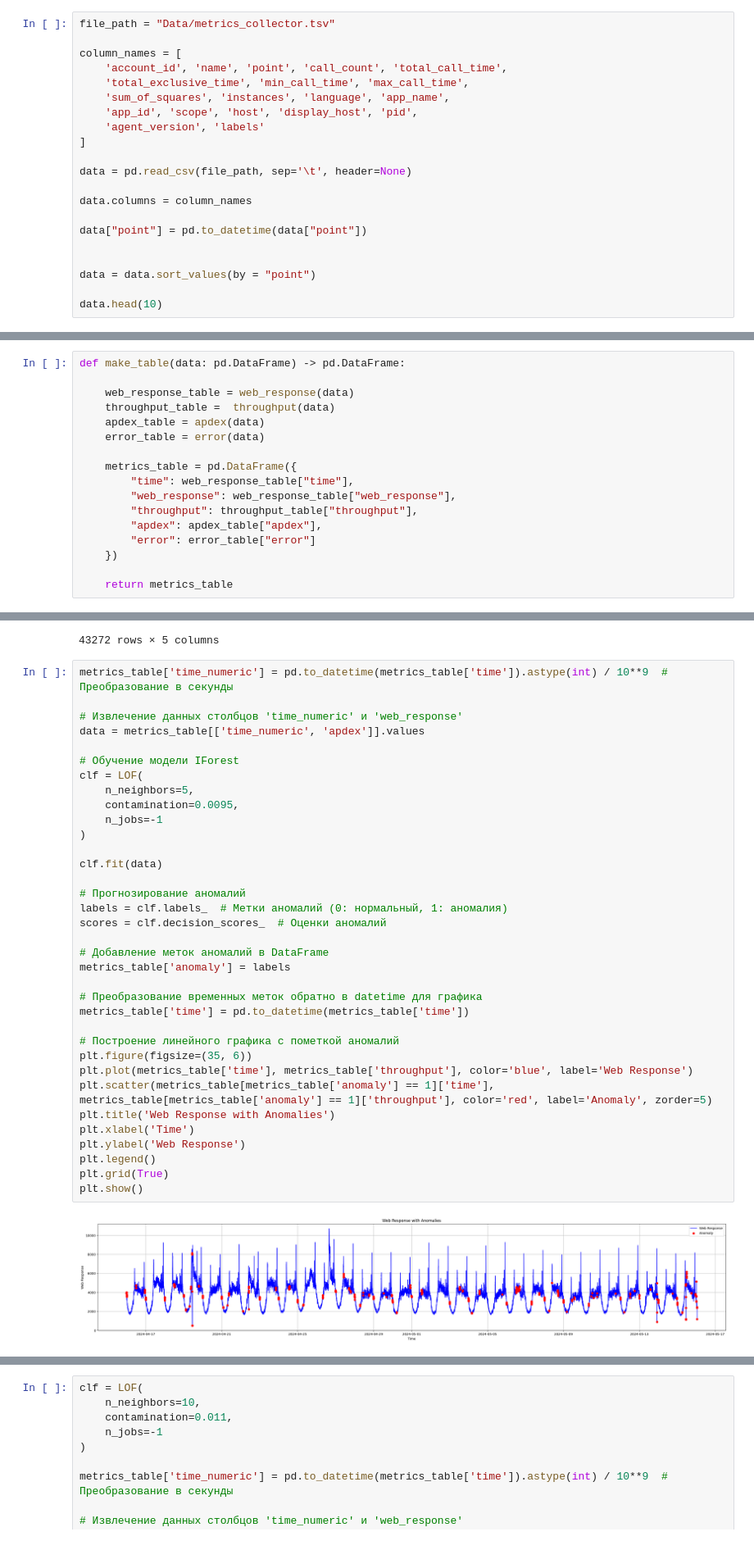
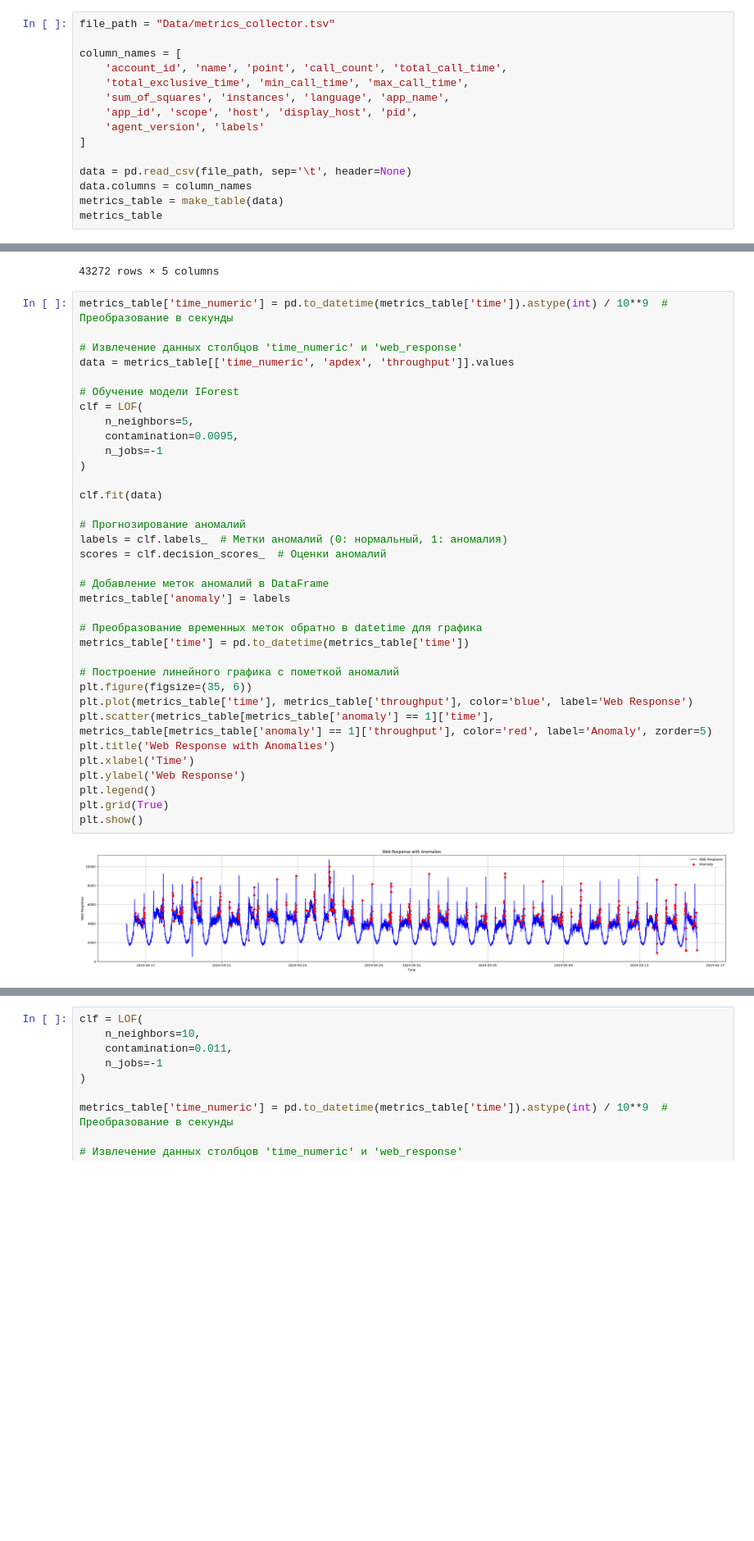
Before and after one commit to REU-DS-CLUB/redlab_hack, a Jupyter notebook: Analyst.ipynb, the cells around one changed output, grey strips where cells are left out. Shown at 82% size. Drawn from its saved outputs; the diff is of its cells as text; blank space fills up the shorter version.

Commit message:
date to numeric

```diff
--- a/Analyst.ipynb
+++ b/Analyst.ipynb
@@ -17,13 +17,7 @@ column_names = [
 ]
 
 data = pd.read_csv(file_path, sep='\t', header=None)
-
 data.columns = column_names
-
-data["point"] = pd.to_datetime(data["point"])
-
-
-data = data.sort_values(by = "point")
-
-data.head(10)
+metrics_table = make_table(data)
+metrics_table
 # %% [output]
@@ -41,17 +53,0 @@ data.head(10)
-# %%
-def make_table(data: pd.DataFrame) -> pd.DataFrame:
-
-    web_response_table = web_response(data)
-    throughput_table =  throughput(data)
-    apdex_table = apdex(data)
-    error_table = error(data)
-
-    metrics_table = pd.DataFrame({
-        "time": web_response_table["time"],
-        "web_response": web_response_table["web_response"],
-        "throughput": throughput_table["throughput"],
-        "apdex": apdex_table["apdex"],
-        "error": error_table["error"]
-    })
-
-    return metrics_table
@@ -88,36 +95,36 @@ metrics_table
 metrics_table['time_numeric'] = pd.to_datetime(metrics_table['time']).astype(int) / 10**9  # Преобразование в секунды
 
 # Извлечение данных столбцов 'time_numeric' и 'web_response'
-data = metrics_table[['time_numeric', 'apdex']].values
+data = metrics_table[['time_numeric', 'apdex', 'throughput']].values
 
 # Обучение модели IForest
 clf = LOF(
     n_neighbors=5,
     contamination=0.0095,
     n_jobs=-1
 )
 
 clf.fit(data)
 
 # Прогнозирование аномалий
 labels = clf.labels_  # Метки аномалий (0: нормальный, 1: аномалия)
 scores = clf.decision_scores_  # Оценки аномалий
 
 # Добавление меток аномалий в DataFrame
 metrics_table['anomaly'] = labels
 
 # Преобразование временных меток обратно в datetime для графика
 metrics_table['time'] = pd.to_datetime(metrics_table['time'])
 
 # Построение линейного графика с пометкой аномалий
 plt.figure(figsize=(35, 6))
 plt.plot(metrics_table['time'], metrics_table['throughput'], color='blue', label='Web Response')
 plt.scatter(metrics_table[metrics_table['anomaly'] == 1]['time'], metrics_table[metrics_table['anomaly'] == 1]['throughput'], color='red', label='Anomaly', zorder=5)
 plt.title('Web Response with Anomalies')
 plt.xlabel('Time')
 plt.ylabel('Web Response')
 plt.legend()
 plt.grid(True)
 plt.show()
 # %% [output]
-[figure, old version]
+[figure, new version]
```
Also changed, not shown: parts of 8 cells of this notebook, 1 other file.
